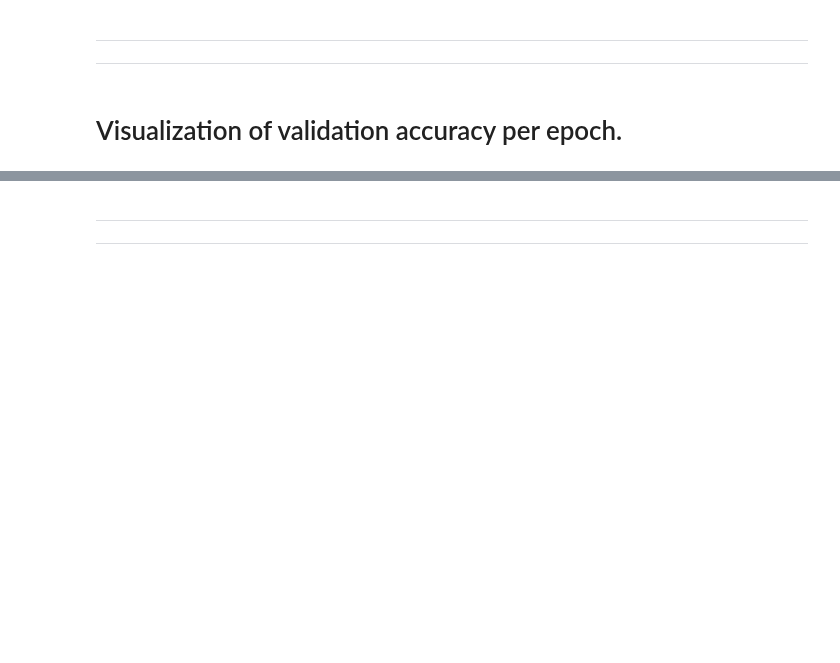
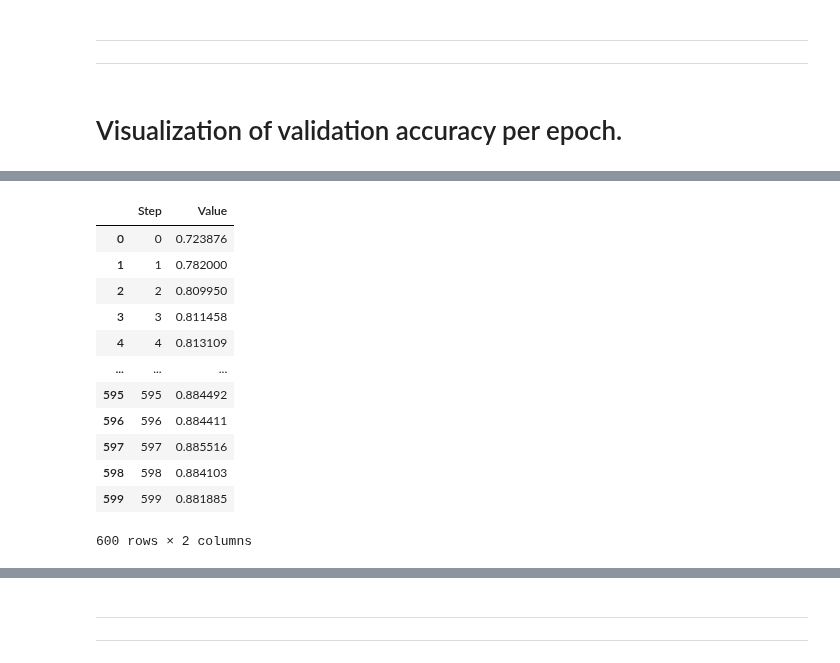
Before and after one commit to JulianAlvarezdeGiorgi/Behavioral_Tagging_of_Mice_in_multiple_Mice_setup_using_Deep_Learning, a Jupyter notebook: src/Visualization.ipynb, the cells around one changed output, grey strips where cells are left out. Drawn from its saved outputs; the diff is of its cells as text; code cells hidden in the pictures; blank space fills up the shorter version.

```diff
--- a/src/Visualization.ipynb
+++ b/src/Visualization.ipynb
@@ -274,2 +288,0 @@ df = pd.read_csv(path)
-# %%
-df.drop(columns=['Wall time'], inplace=True)
@@ -282,0 +292,18 @@ df.iloc[30:50]
+# %%
+# Drop the index
+df = df.reset_index(drop=True)
+df
+# %% [output]
+|  | Step | Value |
+| 0 | 0 | 0.723876 |
+| 1 | 1 | 0.782000 |
+| 2 | 2 | 0.809950 |
+| 3 | 3 | 0.811458 |
+| 4 | 4 | 0.813109 |
+| ... | ... | ... |
+| 595 | 595 | 0.884492 |
+| 596 | 596 | 0.884411 |
+| 597 | 597 | 0.885516 |
+| 598 | 598 | 0.884103 |
+| 599 | 599 | 0.881885 |
+600 rows × 2 columns
```
Also changed, not shown: parts of 19 cells of this notebook, 27 other files.
